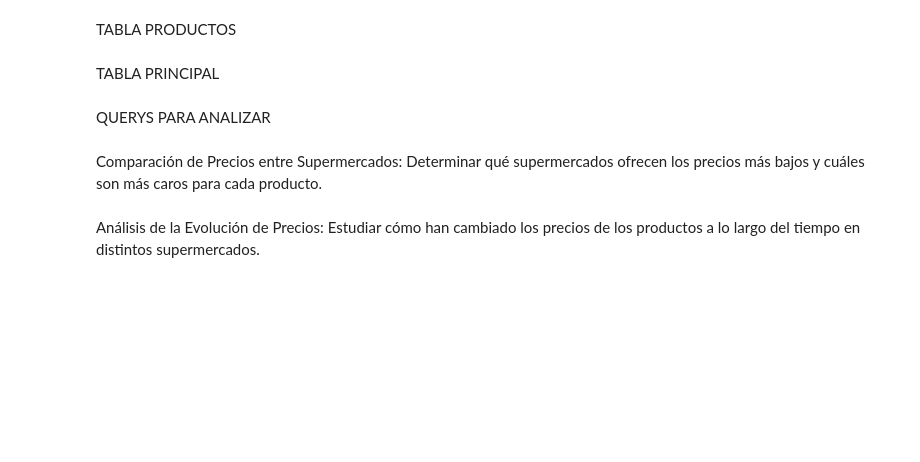
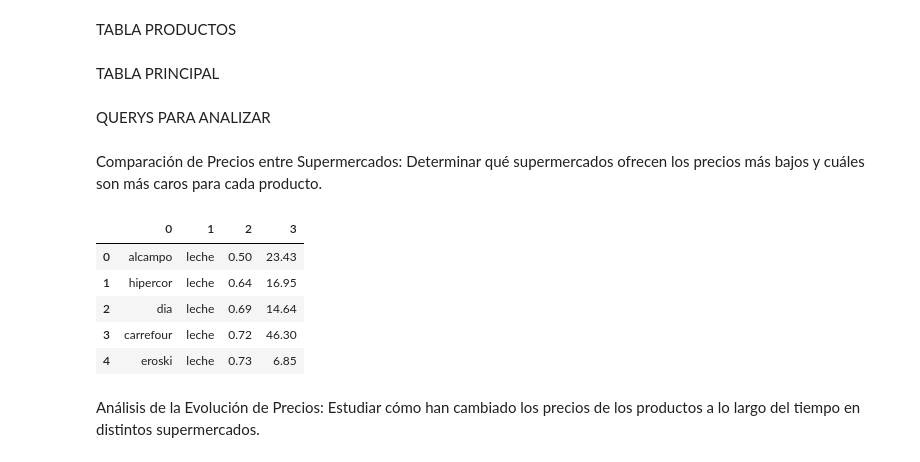
Before and after one commit to jgilsu11/Proyecto1-AnalisisFacua, a Jupyter notebook: Notebooks/1)Extraccion y limpieza (pandas).ipynb, the cells around one changed output. Cells and saved outputs as stored; diff of their text form; code cells hidden in the pictures; blank space fills up the shorter version.

```diff
--- a/Notebooks/1)Extraccion y limpieza (pandas).ipynb
+++ b/Notebooks/1)Extraccion y limpieza (pandas).ipynb
@@ -494,6 +498,15 @@ ORDER BY PrecioMin, PrecioMax DESC;
 """
 cursor.execute(query_precios_super)
 df_precios_super_mi_max= pd.DataFrame(cursor.fetchall())
+# %%
+df_precios_super_mi_max.head()
+# %% [output]
+|  | 0 | 1 | 2 | 3 |
+| 0 | alcampo | leche | 0.50 | 23.43 |
+| 1 | hipercor | leche | 0.64 | 16.95 |
+| 2 | dia | leche | 0.69 | 14.64 |
+| 3 | carrefour | leche | 0.72 | 46.30 |
+| 4 | eroski | leche | 0.73 | 6.85 |
 # %% [markdown]
 Análisis de la Evolución de Precios: Estudiar cómo han cambiado los precios de los productos a lo largo del tiempo en distintos supermercados.
 # %%
```
Also changed, not shown: parts of 18 cells of this notebook, 3 other files.
